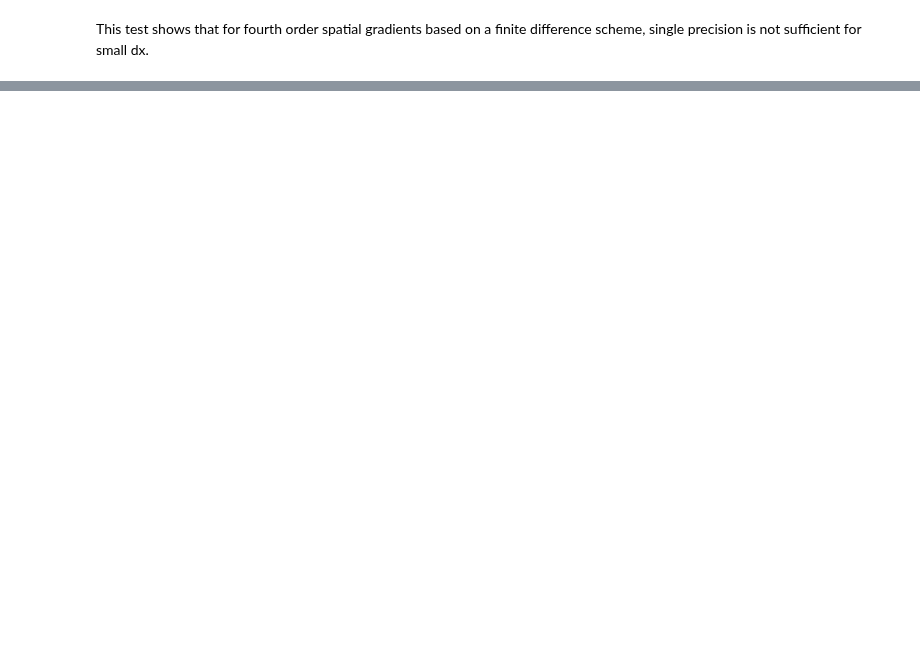
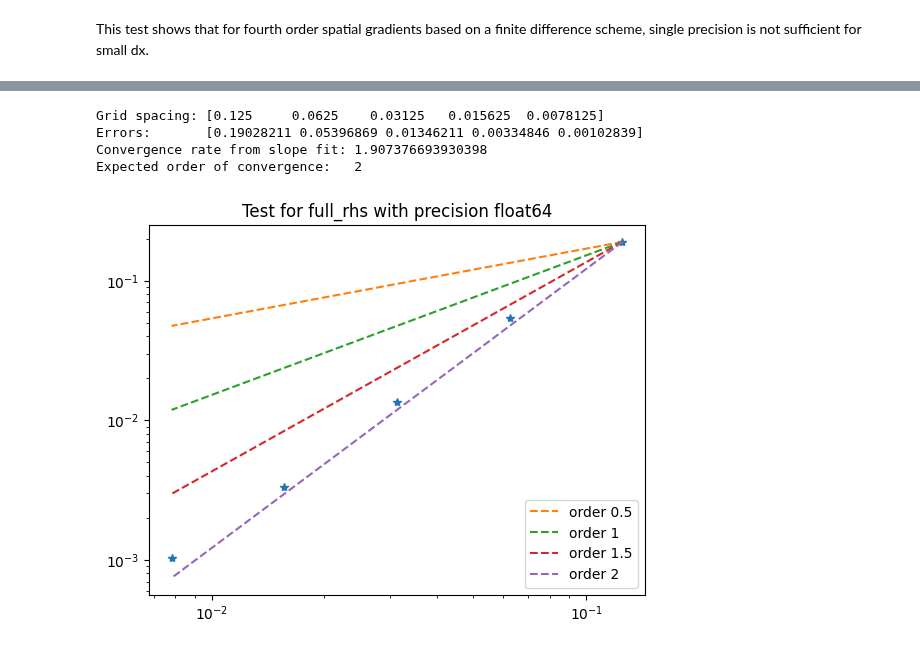
Before and after one commit to daubners/evoxels, a Jupyter notebook: notebooks/03-solver-rhs-testing.ipynb, the cells around one changed output, grey strips where cells are left out. Saved outputs shown, nothing was run; the diff lists cells and outputs as text; code cells hidden in the pictures; blank space fills up the shorter version.

Commit message:
add allen cahn problem

```diff
--- a/notebooks/03-solver-rhs-testing.ipynb
+++ b/notebooks/03-solver-rhs-testing.ipynb
@@ -48,0 +55,37 @@ This test shows that for fourth order spatial gradients based on a finite differ
+# %%
+from voxelsss.problem_definition import AllenCahnEquation
+from voxelsss.utils import rhs_convergence_test
+
+CS = spv.CoordSys3D('CS')
+test_fun = 0.5 + 0.3 * sp.cos(4*sp.pi*CS.x)\
+                     * sp.cos(2*sp.pi*CS.y)\
+                     * (CS.z**2/2 - CS.z**3/3)
+
+precision = 'float64'
+dx, errors, slope, order = rhs_convergence_test(
+        ODE_class      = AllenCahnEquation,
+        problem_kwargs = {'eps': 3.0, 'curvature': 0.5},
+        test_function  = test_fun,
+        convention     = 'cell_center',
+        dtype          = precision
+    )
+
+print(f"Grid spacing: {dx}")
+print(f"Errors:       {errors}")
+print("Convergence rate from slope fit:", slope)
+print("Expected order of convergence:  ", order)
+
+plt.loglog(dx, errors,'*')
+plt.loglog(dx, errors[0]/dx[0]**0.5*dx**0.5, '--', label = 'order 0.5')
+plt.loglog(dx, errors[0]/dx[0]*dx,'--', label = 'order 1')
+plt.loglog(dx, errors[0]/dx[0]**1.5*dx**1.5,'--', label = 'order 1.5')
+plt.loglog(dx, errors[0]/dx[0]**2*dx**2,'--', label = 'order 2')
+plt.legend()
+plt.title(f'Test for full_rhs with precision {precision}')
+plt.show()
+# %% [output]
+Grid spacing: [0.125     0.0625    0.03125   0.015625  0.0078125]
+Errors:       [0.19028211 0.05396869 0.01346211 0.00334846 0.00102839]
+Convergence rate from slope fit: 1.907376693930398
+Expected order of convergence:   2
+[figure, added]
```
Also changed, not shown: parts of 2 cells of this notebook, 6 other files.
